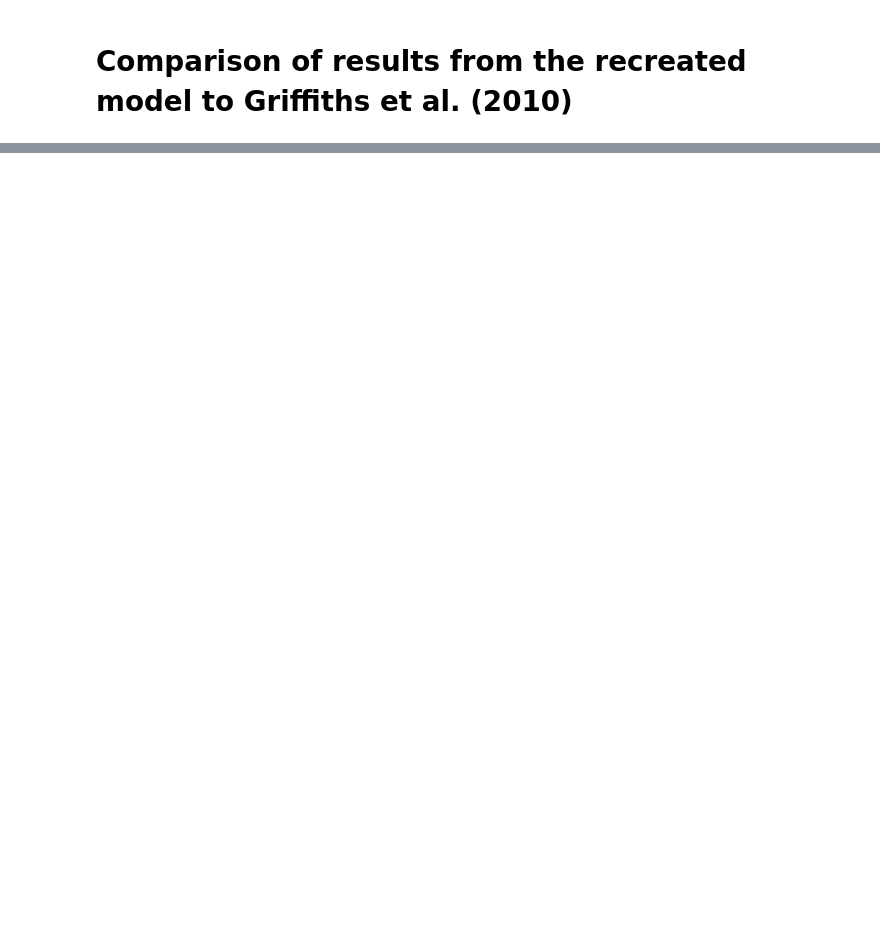
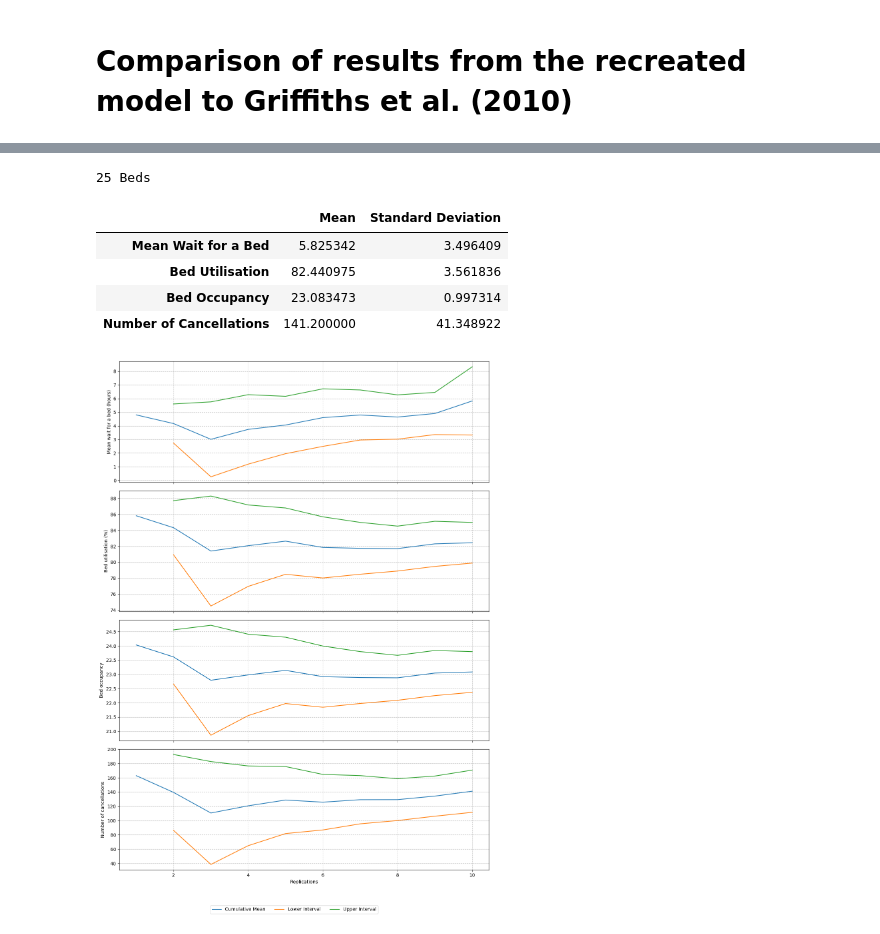
Before and after one commit to beckyexeter/hpdm097_des_assignment, a Jupyter notebook: technical_appendix/experiments.ipynb, the cells around one changed output, grey strips where cells are left out. Drawn from its saved outputs; the diff is of its cells as text; code cells hidden in the pictures; blank space fills up the shorter version.

```diff
--- a/technical_appendix/experiments.ipynb
+++ b/technical_appendix/experiments.ipynb
@@ -105,4 +138,12 @@ beds_experiment.trial_objects["21 Beds"].overall_results_df
 # %%
 print("25 Beds")
-twenty_five_beds_plot = beds_experiment.trial_objects["25 Beds"].plot_reps()
-beds_experiment.trial_objects["25 Beds"].overall_results_df
+twenty_five_beds_plot = beds_experiment.trial_objects["28 Beds"].plot_reps()
+beds_experiment.trial_objects["28 Beds"].overall_results_df
+# %% [output]
+25 Beds
+|  | Mean | Standard Deviation |
+| Mean Wait for a Bed | 5.825342 | 3.496409 |
+| Bed Utilisation | 82.440975 | 3.561836 |
+| Bed Occupancy | 23.083473 | 0.997314 |
+| Number of Cancellations | 141.200000 | 41.348922 |
+[figure, added]
```
Also changed, not shown: parts of 5 cells of this notebook, 4 other files.
